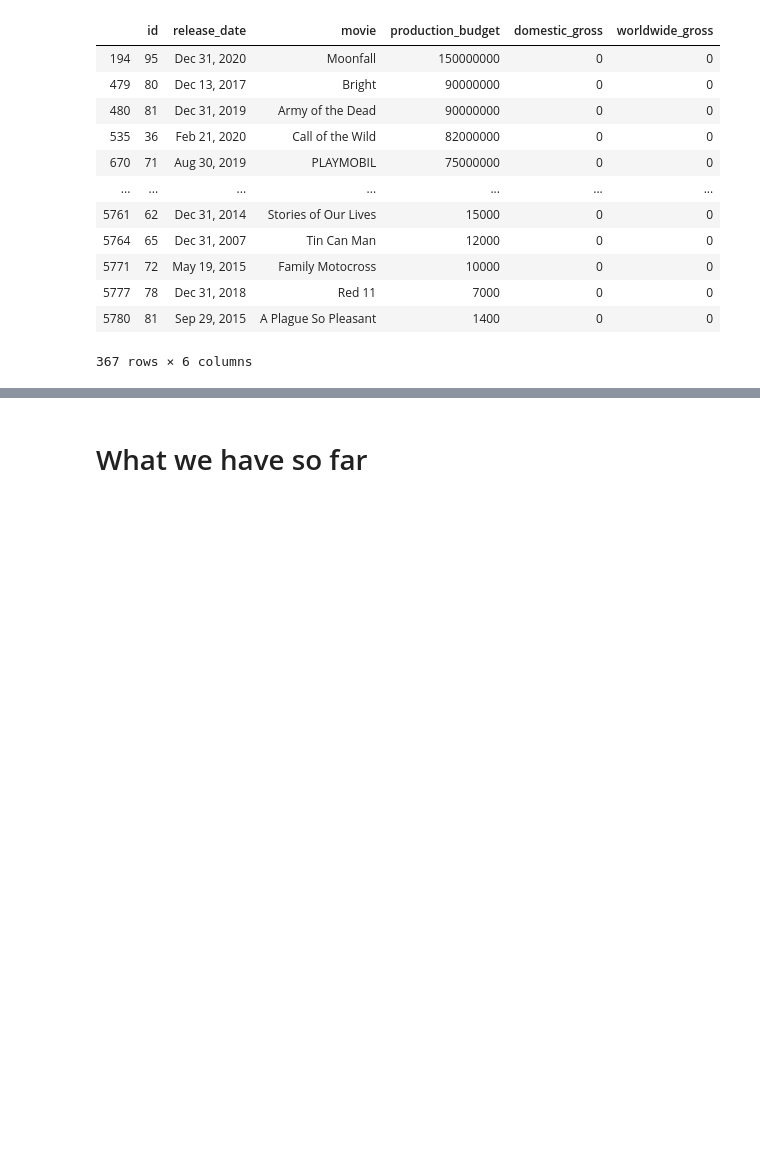
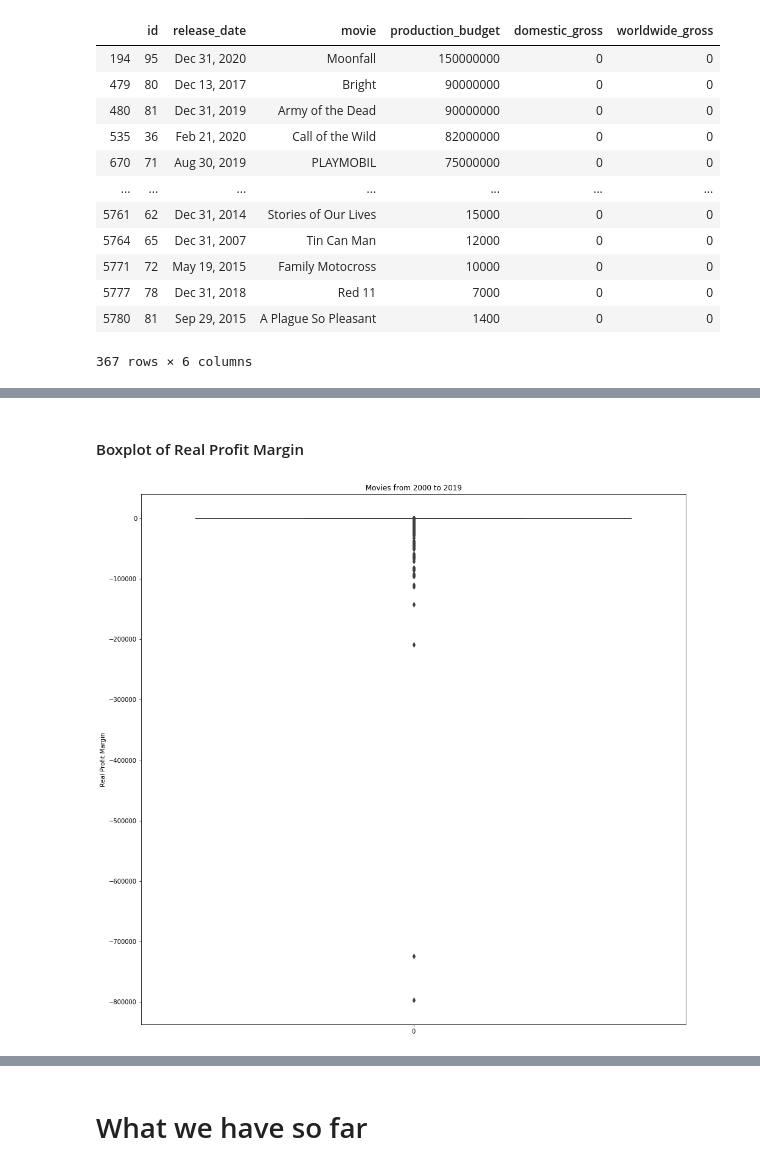
Before and after one commit to merb92/movie-industry-eda, a Jupyter notebook: index.ipynb, the cells around one changed output, grey strips where cells are left out. Saved outputs shown, nothing was run; the diff lists cells and outputs as text; code cells hidden in the pictures; blank space fills up the shorter version.

```diff
--- a/index.ipynb
+++ b/index.ipynb
@@ -862,0 +1131,9 @@ clean_tn_movie_budgets_df[clean_tn_movie_budgets_df['worldwide_gross'] == 0]
+# %% [markdown]
+#### Boxplot of Real Profit Margin
+# %%
+plt.figure(figsize=(16,16))
+margin_ax = sns.boxplot(data=last_20_years_movie_budgets_df['real_margin'])
+margin_ax.set_title('Movies from 2000 to 2019')
+margin_ax.set_ylabel('Real Profit Margin');
+# %% [output]
+[figure, added]
```
Also changed, not shown: parts of 57 cells of this notebook.
